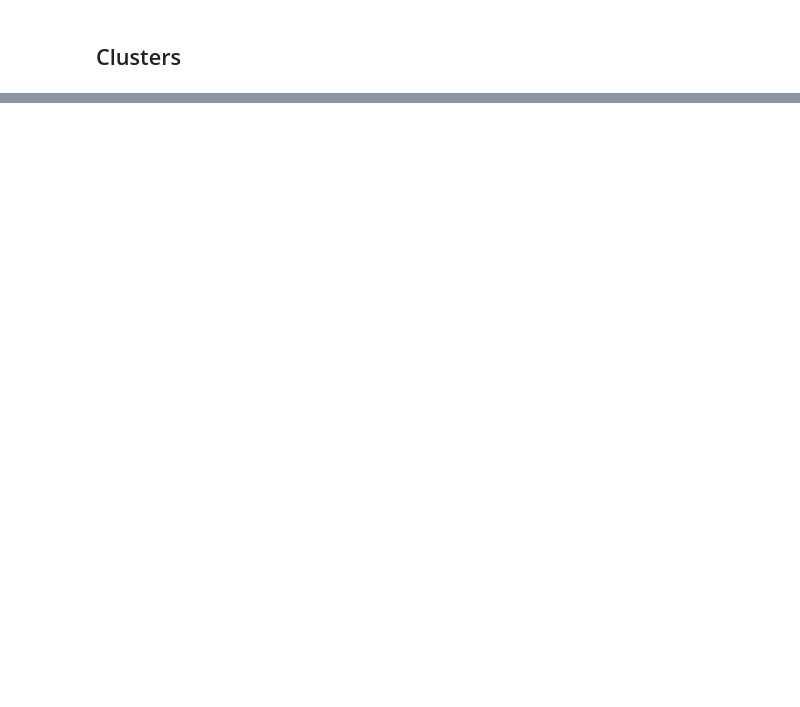
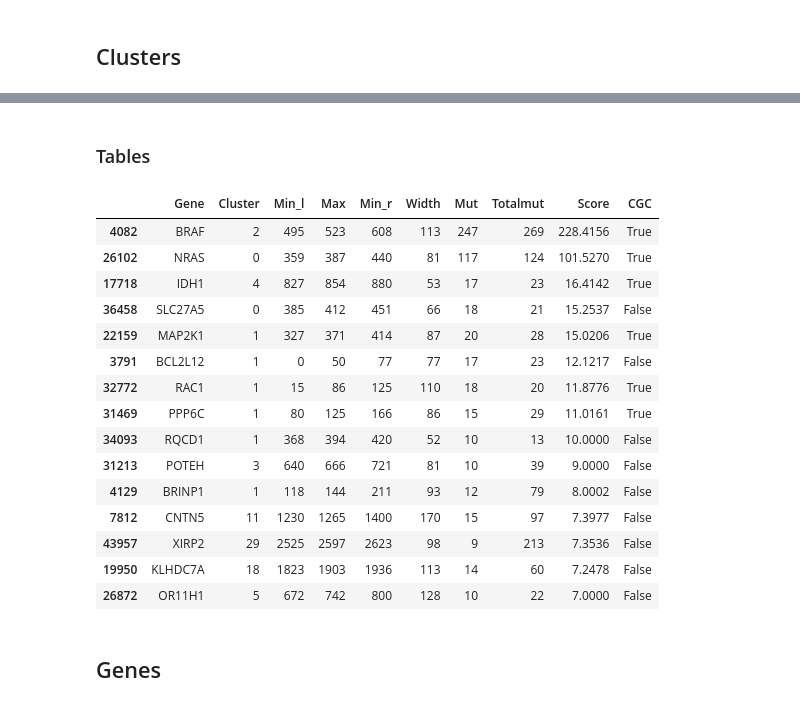
Before and after one commit to guoqi123/oncodriveCLUST, a Jupyter notebook: oncodcl_c.ipynb, the cells around one changed output, grey strips where cells are left out. Cells and saved outputs as stored; diff of their text form; code cells hidden in the pictures; blank space fills up the shorter version.

```diff
--- a/oncodcl_c.ipynb
+++ b/oncodcl_c.ipynb
@@ -74,0 +120,4 @@ print(len(total_clusters.keys()))
+# %%
+CGC = set([line.split('\t')[0] for line in open('/home/carnedo/projects/oncodriveclustl/inputs/CGC/CGCMay17_cancer_types_TCGA.tsv', 'r')])
+# %% [markdown]
+### Tables
@@ -74,0 +126,41 @@ print(len(total_clusters.keys()))
+# %%
+#### Print table
+clusters_table = out+'CLUSTER_'+str(genemut)+'_'+str(clustermut)+'_'+str(smoothw)+'_'+str(clusterw)+'_'+str(clusterscore)+'.tab'
+
+with open(clusters_table, 'w') as fd:
+    fd.write('Gene\tCluster\tMin_l\tMax\tMin_r\tWidth\tMut\tTotalmut\tScore\n')
+    for gene, clusters in sorted(total_clusters.items()):
+        for cluster, values in clusters.items():
+            if values['min_l'] != [] and values['min_r'] != []:
+                width = abs(values['min_l'][0] - values['min_r'][0])
+                fd.write("%s\t%s\t%s\t%s\t%s\t%s\t%s\t%s\t%.4f\n" %(gene, cluster, values['min_l'][0], values['max'][0], values['min_r'][0], width, values['n_mutations'], len(mutations_d[gene]), values['score']))
+            elif values['min_l'] == []:
+                width = abs(values['max'][0] - values['min_r'][0])
+                fd.write("%s\t%s\t%s\t%s\t%s\t%s\t%s\t%s\t%.4f\n" %(gene, cluster, values['min_l'], values['max'][0], values['min_r'][0], width, values['n_mutations'], len(mutations_d[gene]), values['score']))
+            elif values['min_r'] == []:
+                width = abs(values['min_l'][0] - values['max'][0])
+                fd.write("%s\t%s\t%s\t%s\t%s\t%s\t%s\t%s\t%.4f\n" %(gene, cluster, values['min_l'][0], values['max'][0], values['min_r'], width, values['n_mutations'], len(mutations_d[gene]), values['score']))
+# %%
+df = pd.read_csv(clusters_table, sep='\t', header=0)
+df['CGC'] = df['Gene'].map(lambda x: x in CGC)
+df.sort_values(by=['Score', 'CGC'], ascending=[False, False], inplace=True)
+df.to_csv(path_or_buf=clusters_table, sep='\t', na_rep='')
+# %%
+df.head(n=15)
+# %% [output]
+|  | Gene | Cluster | Min_l | Max | Min_r | Width | Mut | Totalmut | Score | CGC |
+| 4082 | BRAF | 2 | 495 | 523 | 608 | 113 | 247 | 269 | 228.4156 | True |
+| 26102 | NRAS | 0 | 359 | 387 | 440 | 81 | 117 | 124 | 101.5270 | True |
+| 17718 | IDH1 | 4 | 827 | 854 | 880 | 53 | 17 | 23 | 16.4142 | True |
+| 36458 | SLC27A5 | 0 | 385 | 412 | 451 | 66 | 18 | 21 | 15.2537 | False |
+| 22159 | MAP2K1 | 1 | 327 | 371 | 414 | 87 | 20 | 28 | 15.0206 | True |
+| 3791 | BCL2L12 | 1 | 0 | 50 | 77 | 77 | 17 | 23 | 12.1217 | False |
+| 32772 | RAC1 | 1 | 15 | 86 | 125 | 110 | 18 | 20 | 11.8776 | True |
+| 31469 | PPP6C | 1 | 80 | 125 | 166 | 86 | 15 | 29 | 11.0161 | True |
+| 34093 | RQCD1 | 1 | 368 | 394 | 420 | 52 | 10 | 13 | 10.0000 | False |
+| 31213 | POTEH | 3 | 640 | 666 | 721 | 81 | 10 | 39 | 9.0000 | False |
+| 4129 | BRINP1 | 1 | 118 | 144 | 211 | 93 | 12 | 79 | 8.0002 | False |
+| 7812 | CNTN5 | 11 | 1230 | 1265 | 1400 | 170 | 15 | 97 | 7.3977 | False |
+| 43957 | XIRP2 | 29 | 2525 | 2597 | 2623 | 98 | 9 | 213 | 7.3536 | False |
+| 19950 | KLHDC7A | 18 | 1823 | 1903 | 1936 | 113 | 14 | 60 | 7.2478 | False |
+| 26872 | OR11H1 | 5 | 672 | 742 | 800 | 128 | 10 | 22 | 7.0000 | False |
@@ -74,0 +169,2 @@ print(len(total_clusters.keys()))
+# %% [markdown]
+## Genes
```
Also changed, not shown: parts of 29 cells of this notebook, 1 other file.
